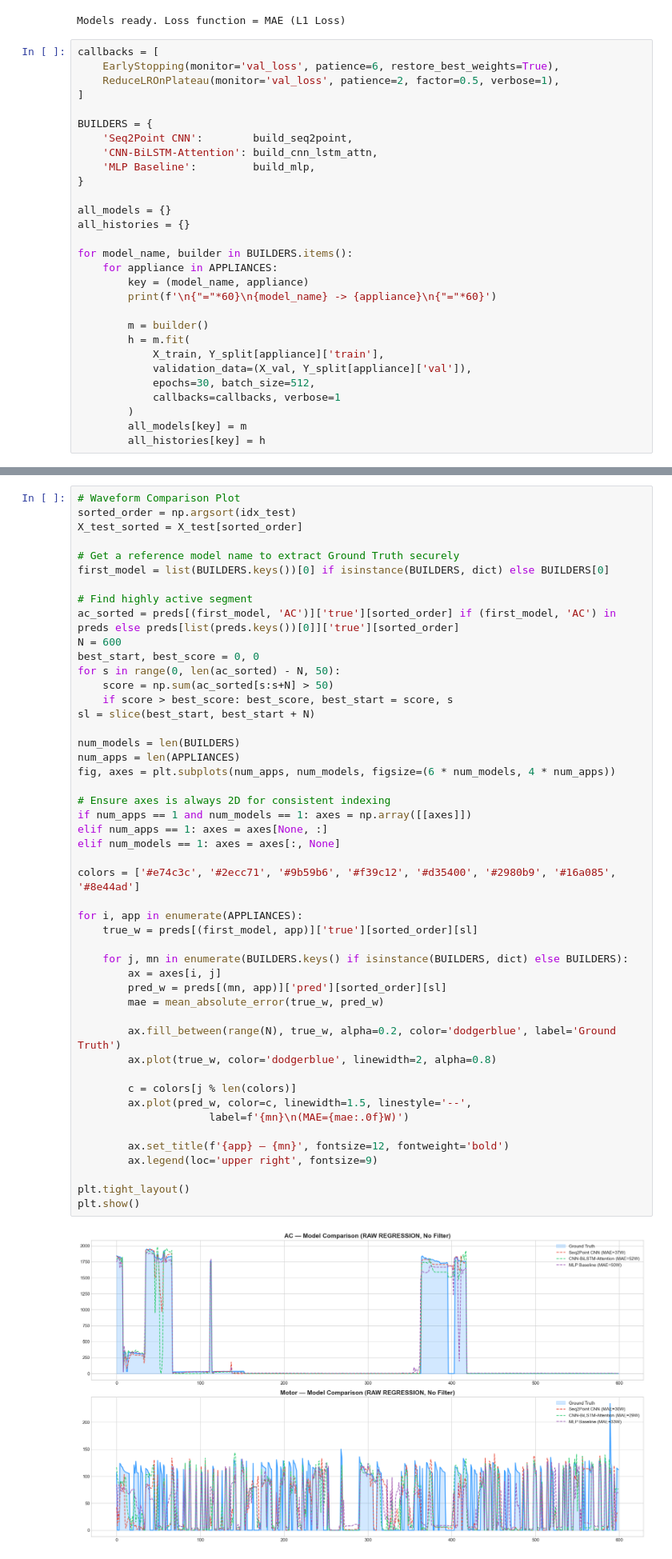
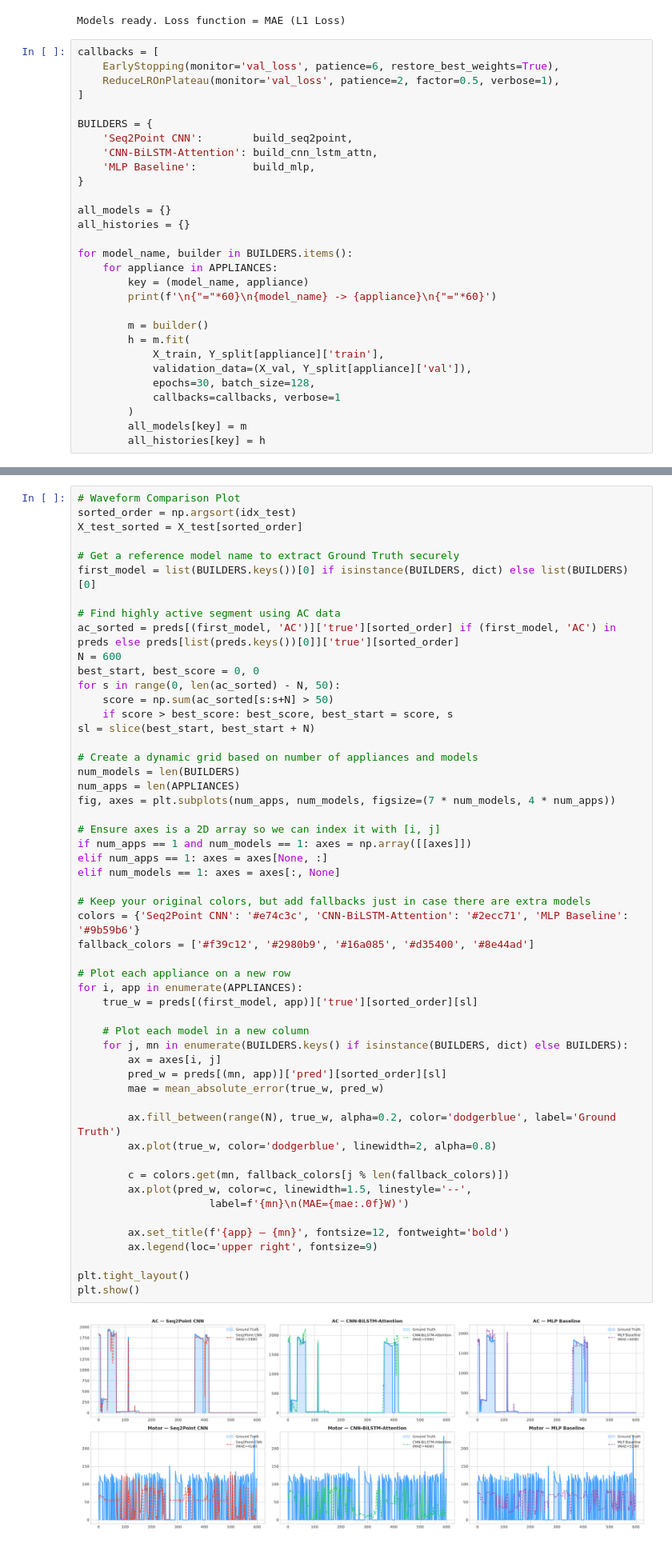
Before and after one commit to Ashithshetty6361/Lume_Tech_Internship-, a Jupyter notebook: phase2_advanced_nilm/training_iawe_seq2point.ipynb, the cells around one changed output, grey strips where cells are left out. Shown at 80% size. Saved outputs shown, nothing was run; the diff lists cells and outputs as text.

Commit message:
Update training_iawe_seq2point.ipynb with latest fixes and plotting improvements

```diff
--- a/phase2_advanced_nilm/training_iawe_seq2point.ipynb
+++ b/phase2_advanced_nilm/training_iawe_seq2point.ipynb
@@ -231,7 +234,7 @@ for model_name, builder in BUILDERS.items():
         h = m.fit(
             X_train, Y_split[appliance]['train'],
             validation_data=(X_val, Y_split[appliance]['val']),
-            epochs=30, batch_size=512,
+            epochs=30, batch_size=128,
             callbacks=callbacks, verbose=1
         )
         all_models[key] = m
@@ -378,9 +355,9 @@ sorted_order = np.argsort(idx_test)
 X_test_sorted = X_test[sorted_order]
 
 # Get a reference model name to extract Ground Truth securely
-first_model = list(BUILDERS.keys())[0] if isinstance(BUILDERS, dict) else BUILDERS[0]
+first_model = list(BUILDERS.keys())[0] if isinstance(BUILDERS, dict) else list(BUILDERS)[0]
 
-# Find highly active segment
+# Find highly active segment using AC data
 ac_sorted = preds[(first_model, 'AC')]['true'][sorted_order] if (first_model, 'AC') in preds else preds[list(preds.keys())[0]]['true'][sorted_order]
 N = 600
 best_start, best_score = 0, 0
@@ -389,36 +366,41 @@ for s in range(0, len(ac_sorted) - N, 50):
     if score > best_score: best_score, best_start = score, s
 sl = slice(best_start, best_start + N)
 
+# Create a dynamic grid based on number of appliances and models
 num_models = len(BUILDERS)
 num_apps = len(APPLIANCES)
-fig, axes = plt.subplots(num_apps, num_models, figsize=(6 * num_models, 4 * num_apps))
+fig, axes = plt.subplots(num_apps, num_models, figsize=(7 * num_models, 4 * num_apps))
 
-# Ensure axes is always 2D for consistent indexing
+# Ensure axes is a 2D array so we can index it with [i, j]
 if num_apps == 1 and num_models == 1: axes = np.array([[axes]])
 elif num_apps == 1: axes = axes[None, :]
 elif num_models == 1: axes = axes[:, None]
 
-colors = ['#e74c3c', '#2ecc71', '#9b59b6', '#f39c12', '#d35400', '#2980b9', '#16a085', '#8e44ad']
+# Keep your original colors, but add fallbacks just in case there are extra models
+colors = {'Seq2Point CNN': '#e74c3c', 'CNN-BiLSTM-Attention': '#2ecc71', 'MLP Baseline': '#9b59b6'}
+fallback_colors = ['#f39c12', '#2980b9', '#16a085', '#d35400', '#8e44ad']
 
+# Plot each appliance on a new row
 for i, app in enumerate(APPLIANCES):
     true_w = preds[(first_model, app)]['true'][sorted_order][sl]
 
+    # Plot each model in a new column
     for j, mn in enumerate(BUILDERS.keys() if isinstance(BUILDERS, dict) else BUILDERS):
         ax = axes[i, j]
         pred_w = preds[(mn, app)]['pred'][sorted_order][sl]
         mae = mean_absolute_error(true_w, pred_w)
 
         ax.fill_between(range(N), true_w, alpha=0.2, color='dodgerblue', label='Ground Truth')
         ax.plot(true_w, color='dodgerblue', linewidth=2, alpha=0.8)
 
-        c = colors[j % len(colors)]
+        c = colors.get(mn, fallback_colors[j % len(fallback_colors)])
         ax.plot(pred_w, color=c, linewidth=1.5, linestyle='--',
                      label=f'{mn}\n(MAE={mae:.0f}W)')
 
         ax.set_title(f'{app} — {mn}', fontsize=12, fontweight='bold')
         ax.legend(loc='upper right', fontsize=9)
 
 plt.tight_layout()
 plt.show()
 # %% [output]
-[figure, old version]
+[figure, new version]
```
Also changed, not shown: parts of 3 cells of this notebook.
